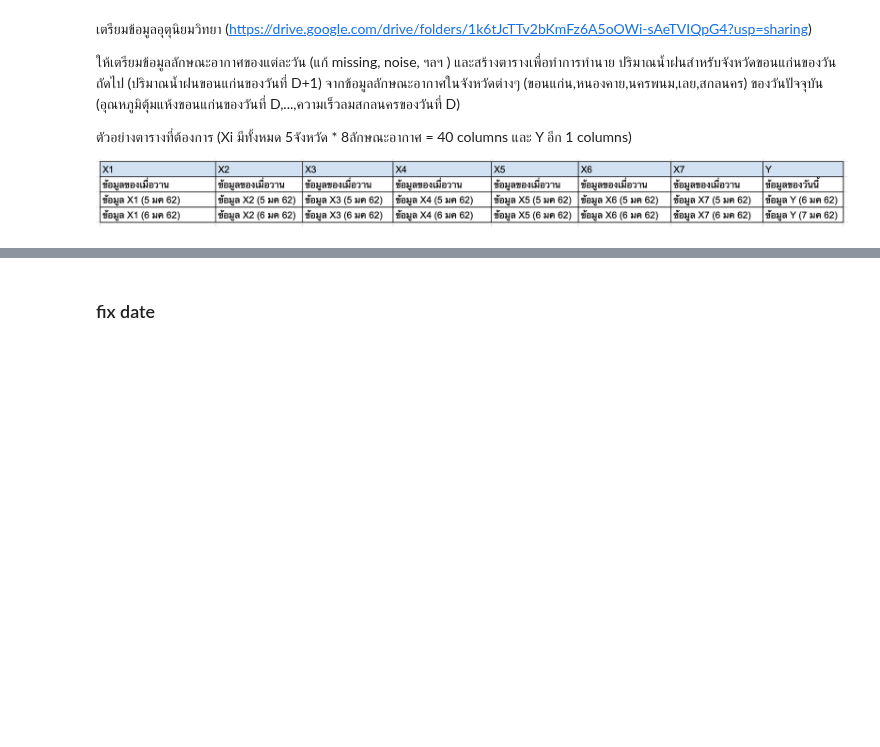
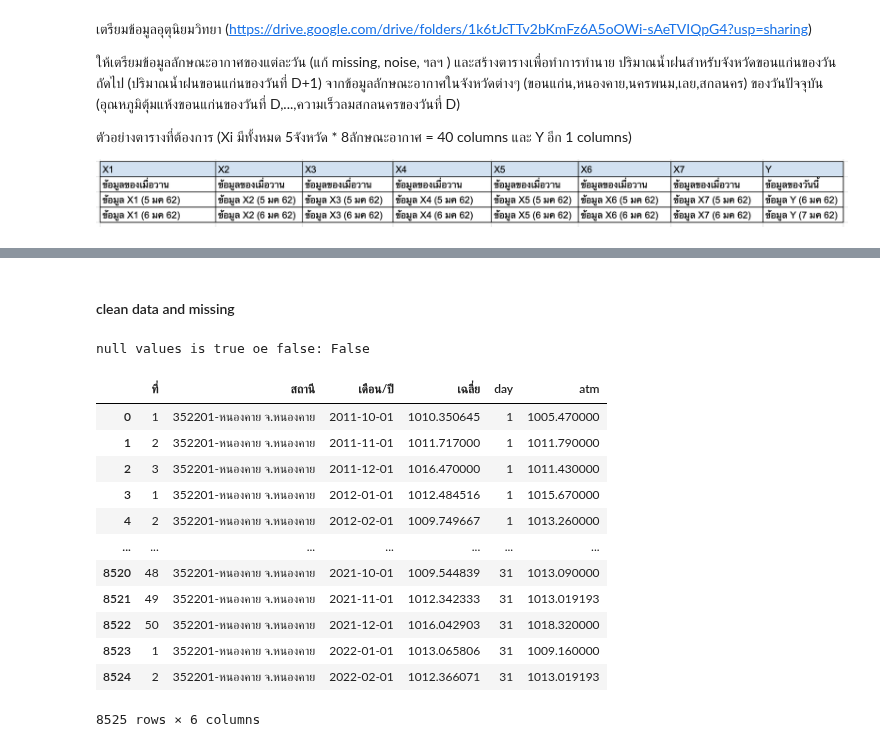
Before and after one commit to lapatradaa/BSC_DPDM23, a Jupyter notebook: midterm_bscdpdm23.ipynb, the cells around one changed output, grey strips where cells are left out. Saved outputs shown, nothing was run; the diff lists cells and outputs as text; code cells hidden in the pictures; blank space fills up the shorter version.

```diff
--- a/midterm_bscdpdm23.ipynb
+++ b/midterm_bscdpdm23.ipynb
@@ -346,2 +76,0 @@ dtype: bool
-# %%
-atm_nki = atm_nki.replace('-',np.NaN)
@@ -393,2 +76,0 @@ atm_nki
-# %%
-atm_lei = atm_lei.replace('-',np.NaN)
@@ -2034,2 +77,58 @@ dtype: bool
-# %% [markdown]
-### fix date
+# %% [markdown]
+#### clean data and missing
+# %%
+import pandas as pd
+import numpy as np
+
+# Define your rename_and_reshape function
+def rename_and_reshape(df):
+    # Rename columns
+    df = df.rename(columns={'Unnamed: 0': 'ที่', 'Unnamed: 1': 'สถานี', 'Unnamed: 2': 'เดือน/ปี', 'Unnamed: 34': 'เฉลี่ย'})
+
+    # Melt
+    reshaped_df = df.melt(id_vars=['ที่', 'สถานี', 'เดือน/ปี', 'เฉลี่ย'], var_name='day', value_name='atm')
+
+    # Convert 'day' column to string and then filter out rows where 'day' is not purely numeric
+    reshaped_df['day'] = reshaped_df['day'].astype(str)
+    reshaped_df = reshaped_df[reshaped_df['day'].str.contains('^\d+$', regex=True)]
+
+    return reshaped_df
+
+# Assuming atm_kkn, atm_npm, atm_snk, atm_nki, atm_lei are predefined dataframes
+dataframes = [atm_kkn, atm_npm, atm_snk, atm_nki, atm_lei]
+reshaped_dfs = [rename_and_reshape(df) for df in dataframes]
+final_atm = pd.concat(reshaped_dfs, ignore_index=True)
+
+# Data type conversion
+final_atm['day'] = final_atm['day'].astype(int)
+final_atm['atm'] = pd.to_numeric(final_atm['atm'], errors='coerce')
+
+# Calculate the mean of the 'atm' column excluding NaN values
+mean_atm = final_atm['atm'].mean()
+
+# Fill missing values in 'atm' column with the mean
+final_atm['atm'].fillna(mean_atm, inplace=True)
+
+# Optional: Check if there are any null values left in 'atm' column
+atm_isnull_any = final_atm['atm'].isnull().any()
+
+# Print the result of the null check
+print(f"null values is true oe false: {atm_isnull_any}")
+# %% [output]
+null values is true oe false: False
+# %%
+final_atm
+# %% [output]
+|  | ที่ | สถานี | เดือน/ปี | เฉลี่ย | day | atm |
+| 0 | 1 | 352201-หนองคาย จ.หนองคาย | 2011-10-01 | 1010.350645 | 1 | 1005.470000 |
+| 1 | 2 | 352201-หนองคาย จ.หนองคาย | 2011-11-01 | 1011.717000 | 1 | 1011.790000 |
+| 2 | 3 | 352201-หนองคาย จ.หนองคาย | 2011-12-01 | 1016.470000 | 1 | 1011.430000 |
+| 3 | 1 | 352201-หนองคาย จ.หนองคาย | 2012-01-01 | 1012.484516 | 1 | 1015.670000 |
+| 4 | 2 | 352201-หนองคาย จ.หนองคาย | 2012-02-01 | 1009.749667 | 1 | 1013.260000 |
+| ... | ... | ... | ... | ... | ... | ... |
+| 8520 | 48 | 352201-หนองคาย จ.หนองคาย | 2021-10-01 | 1009.544839 | 31 | 1013.090000 |
+| 8521 | 49 | 352201-หนองคาย จ.หนองคาย | 2021-11-01 | 1012.342333 | 31 | 1013.019193 |
+| 8522 | 50 | 352201-หนองคาย จ.หนองคาย | 2021-12-01 | 1016.042903 | 31 | 1018.320000 |
+| 8523 | 1 | 352201-หนองคาย จ.หนองคาย | 2022-01-01 | 1013.065806 | 31 | 1009.160000 |
+| 8524 | 2 | 352201-หนองคาย จ.หนองคาย | 2022-02-01 | 1012.366071 | 31 | 1013.019193 |
+8525 rows × 6 columns
```
Also changed, not shown: parts of 221 cells of this notebook.
